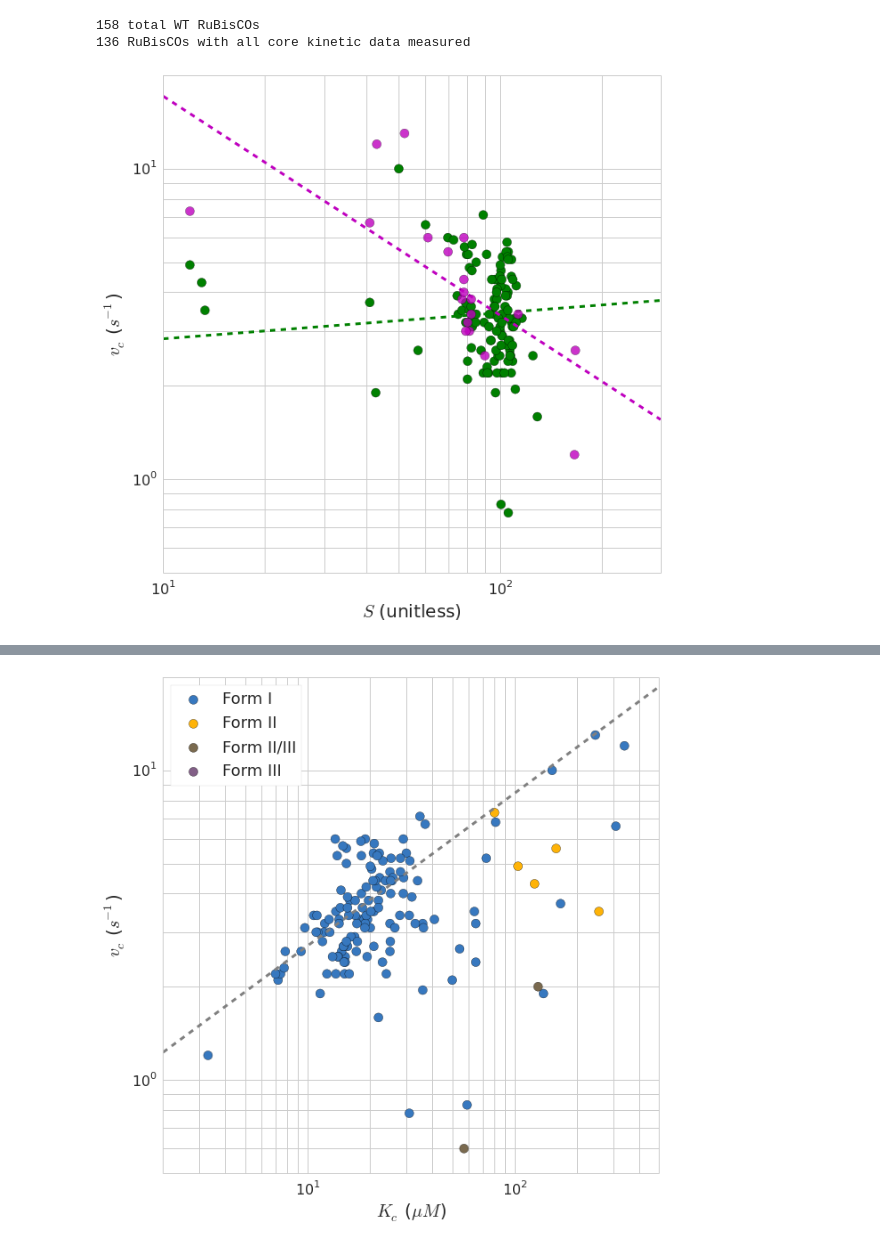
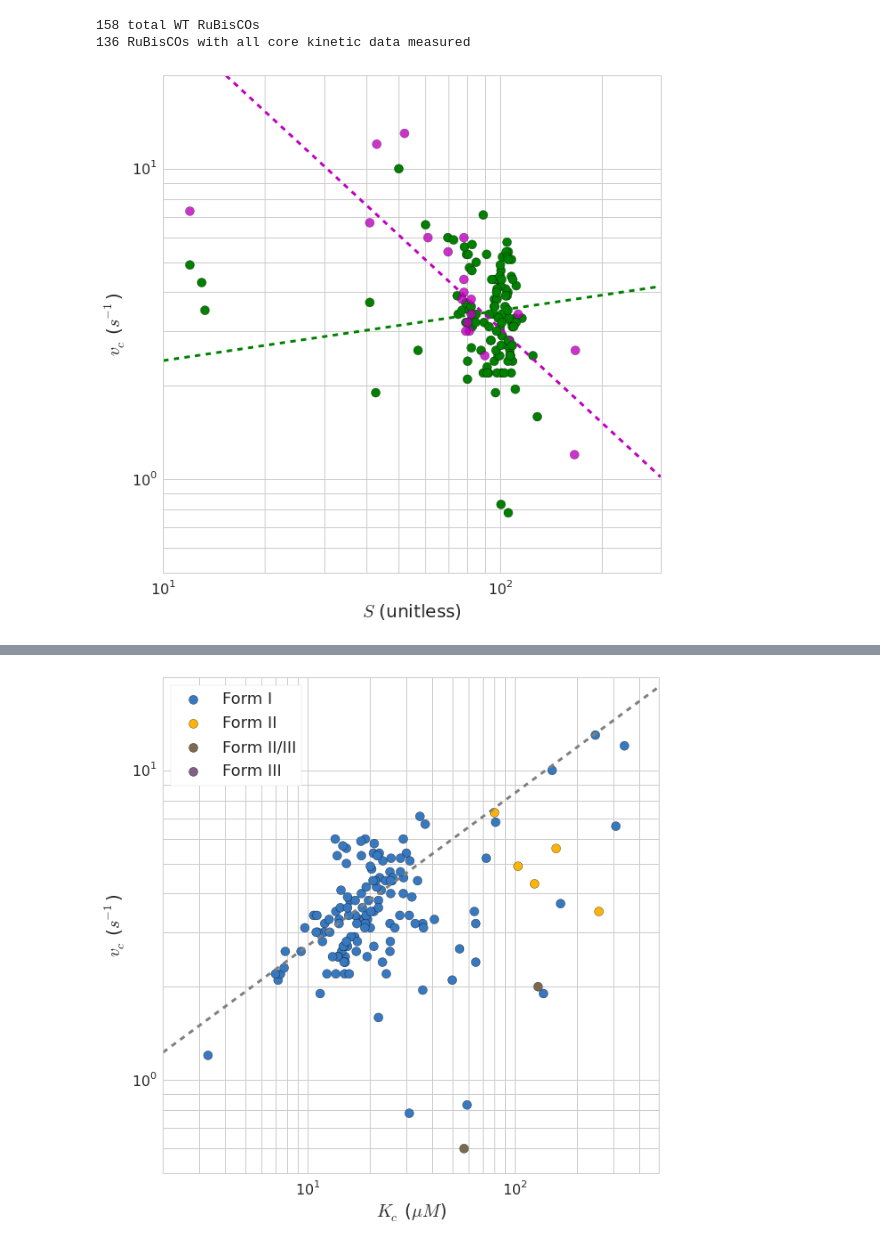
Before and after one commit to flamholz/rubisco, a Jupyter notebook: notebooks/Figure2-3 Basic Correlations.ipynb, the cells around one changed output, grey strips where cells are left out. Saved outputs shown, nothing was run; the diff lists cells and outputs as text; code cells hidden in the pictures.

Commit message:
Add original notebook and updates to figures made through discussions w/ Ron & Noam.

```diff
--- a/notebooks/Figure2-3 Basic Correlations.ipynb
+++ b/notebooks/Figure2-3 Basic Correlations.ipynb
@@ -70,44 +53,44 @@ def fit_power_law(log_xs, log_ys):
 # S vs. vC correlation for all data rubiscos
 Ss = np.log(wt_only_df.S)
 vCs = np.log(wt_only_df.Vc)
-exponent, prefactor, r2, p_val, stderr = fit_power_law(Ss, vCs)
+exponent, prefactor, r2 = power_laws.fit_power_law_tls(Ss, vCs)
 
 # S vs. vC correlation for all data rubiscos
 Ss_savir = np.log(savir_df.S)
 vCs_savir = np.log(savir_df.Vc)
-exp_sav, pre_sav, r2_sav, p_val_sav, stderr_sav = fit_power_law(Ss_savir, vCs_savir)
+exp_sav, pre_sav, r2_sav = power_laws.fit_power_law_tls(Ss_savir, vCs_savir)
 
 figure = plt.figure(figsize=(10,10))
 seaborn.set_style('whitegrid')
 
 # loglog scale
 plt.xscale('log')
 plt.yscale('log')
 
 # Note - axes are reversed from the Savir paper so above the line = good.
 plt.scatter(savir_df.S, savir_df.Vc, c='m', s=100, label='Savir 2010', alpha=0.8, zorder=10)
 plt.scatter(nonsavir_df.S, nonsavir_df.Vc, c='g', s=100, label='New Data', zorder=1)
 
 # Plot regression of S vs vC
 xs = np.arange(10, 300, 1)
 predicted_ys = np.power(xs, exponent) * prefactor
 plt.plot(xs, predicted_ys, ls='--', c='g', lw=3)
 
 predicted_ys_sav = np.power(xs, exp_sav) * pre_sav
 plt.plot(xs, predicted_ys_sav, ls='--', c='m', lw=3)
 
 #plt.legend(loc=4, fontsize=18, frameon=True)
 plt.xlabel('$S$ (unitless)', fontsize=20)
 plt.ylabel('$v_c$ ($s^{-1}$)', fontsize=20)
 plt.xticks(fontsize=16)
 plt.yticks(fontsize=16)
 
 plt.xlim(10, 300)
 plt.ylim(5e-1, 20)
 
 plt.show()
 # %% [output]
-[figure, old version]
+[figure, new version]
 # %%
 # Central correlation of Savir2010 is KC vs vC.
 # KC vs. vC correlation for all data rubiscos
```
Also changed, not shown: parts of 9 cells of this notebook, 4 other files.
